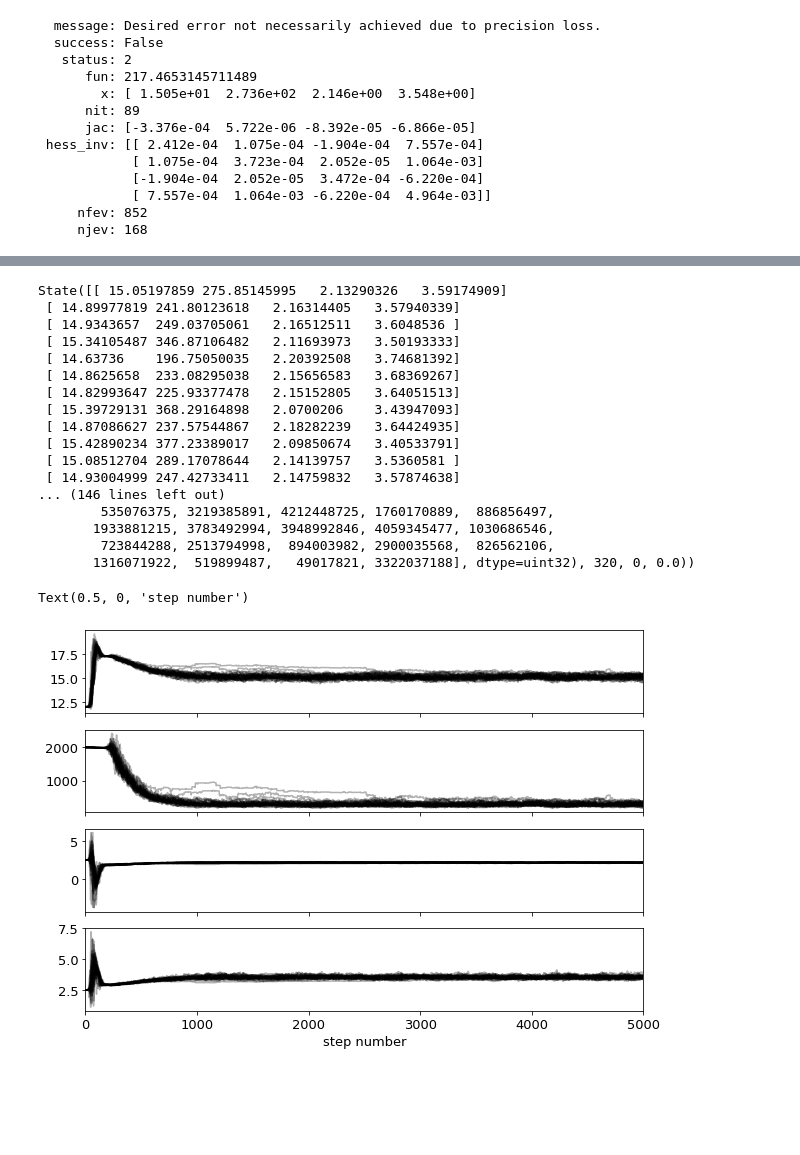
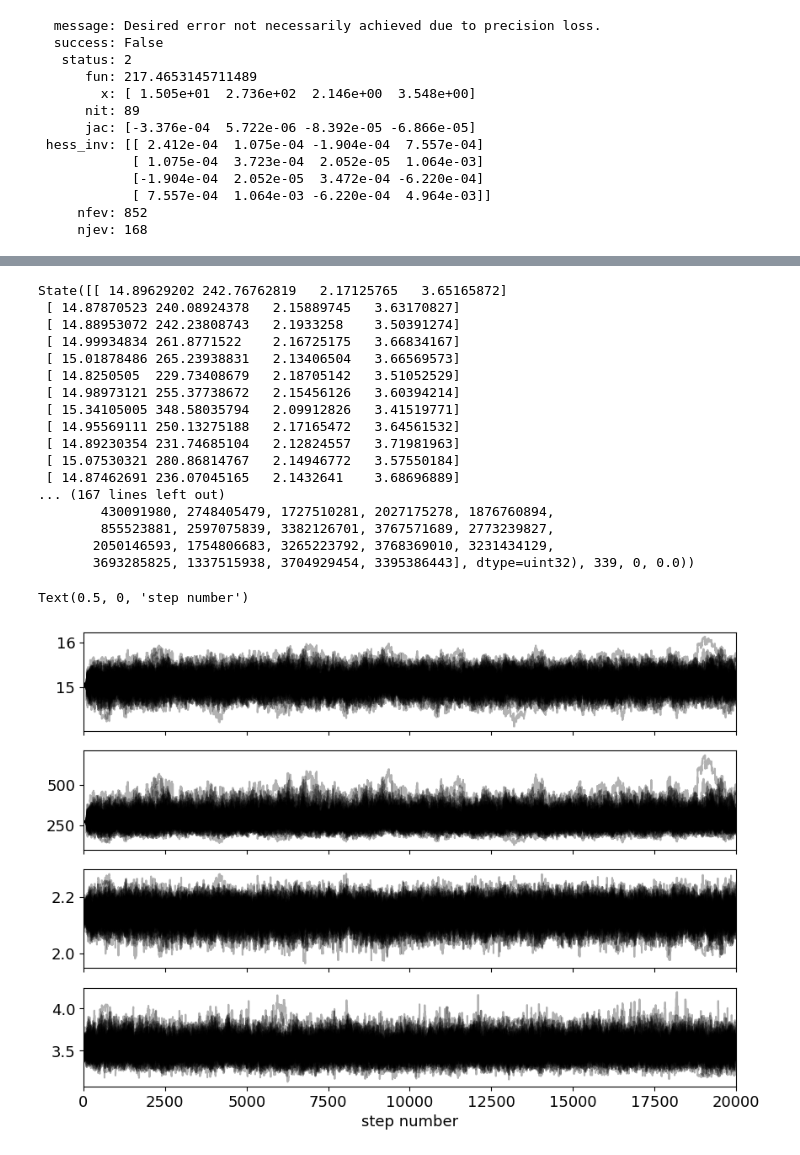
Before and after one commit to marcocaramanti/MLPNS_MCaramanti, a Jupyter notebook: linearRegression/FittingLineToGRBAfterglows.ipynb, the cells around one changed output, grey strips where cells are left out. Cells and saved outputs as stored; diff of their text form; code cells hidden in the pictures; blank space fills up the shorter version.

```diff
--- a/linearRegression/FittingLineToGRBAfterglows.ipynb
+++ b/linearRegression/FittingLineToGRBAfterglows.ipynb
@@ -668,3 +720,20 @@ def nll(theta, x, y, yerr):
+# %%
+def nll(theta, x, y, yerr):
+  """
+  This function computes the negative log-likelihood.
+  In our case the model likelihood is gaussian, so that the log-likelihood is
+  negative chi2.
+
+  Input:
+    theta: array, slope and intercept
+    x: array, exogenous variable
+    y: array, endogenous variable
+    yerr: array, uncertainty on the endogenous variable
+  Output:
+    log-likelihood: a number
+  """
+  # negative log likelihood. Vogliamo minimizzare ora, non massimizzare
+  return -log_likelihood(theta, x, y, yerr)
 # %%
 ig = [12, 2000, 2.5, 2.5] # initial guess
 soln = minimize(nll, ig, args=(x_nolog, y, s))
@@ -688,7 +758,8 @@ soln
 # %%
 # Proviamo con un Monte Carlo
 
-nwalkers = 32
+ig = soln.x
+nwalkers = 50
 ndim = len(ig)
 
 pos = np.array(ig) + 1e-4 * np.random.randn(nwalkers, ndim)
@@ -702,6 +773,18 @@ pos.shape
 # fatta per la regressione lineare)
 
 def log_probability(theta, x, y, yerr):
+  """
+  This function computes the posterior log-probability.
+  Posterior = likelihood * prior
+
+  Input:
+    theta: array, slope and intercept
+    x: array, exogenous variable
+    y: array, endogenous variable
+    yerr: array, uncertainty on the endogenous variable
+  Output:
+    log-probability: a number
+  """
   lp = log_prior(theta)
   if not np.isfinite(lp):
     return -np.inf
@@ -710,40 +793,40 @@ def log_probability(theta, x, y, yerr):
 sampler_bpl = emcee.EnsembleSampler(nwalkers, ndim, log_probability,
                                   args = (x_nolog, y, s))
 # %%
-sampler_bpl.run_mcmc(pos, 5000, progress=True)
+sampler_bpl.run_mcmc(pos, 20000, progress=True)
 # %% [output]
-State([[ 15.05197859 275.85145995   2.13290326   3.59174909]
- [ 14.89977819 241.80123618   2.16314405   3.57940339]
- [ 14.9343657  249.03705061   2.16512511   3.6048536 ]
- [ 15.34105487 346.87106482   2.11693973   3.50193333]
- [ 14.63736    196.75050035   2.20392508   3.74681392]
- [ 14.8625658  233.08295038   2.15656583   3.68369267]
- [ 14.82993647 225.93377478   2.15152805   3.64051513]
- [ 15.39729131 368.29164898   2.0700206    3.43947093]
- [ 14.87086627 237.57544867   2.18282239   3.64424935]
- [ 15.42890234 377.23389017   2.09850674   3.40533791]
- [ 15.08512704 289.17078644   2.14139757   3.5360581 ]
- [ 14.93004999 247.42733411   2.14759832   3.57874638]
-... (146 lines left out)
-        535076375, 3219385891, 4212448725, 1760170889,  886856497,
-       1933881215, 3783492994, 3948992846, 4059345477, 1030686546,
-        723844288, 2513794998,  894003982, 2900035568,  826562106,
-       1316071922,  519899487,   49017821, 3322037188], dtype=uint32), 320, 0, 0.0))
+State([[ 14.89629202 242.76762819   2.17125765   3.65165872]
+ [ 14.87870523 240.08924378   2.15889745   3.63170827]
+ [ 14.88953072 242.23808743   2.1933258    3.50391274]
+ [ 14.99934834 261.8771522    2.16725175   3.66834167]
+ [ 15.01878486 265.23938831   2.13406504   3.66569573]
+ [ 14.8250505  229.73408679   2.18705142   3.51052529]
+ [ 14.98973121 255.37738672   2.15456126   3.60394214]
+ [ 15.34105005 348.58035794   2.09912826   3.41519771]
+ [ 14.95569111 250.13275188   2.17165472   3.64561532]
+ [ 14.89230354 231.74685104   2.12824557   3.71981963]
+ [ 15.07530321 280.86814767   2.14946772   3.57550184]
+ [ 14.87462691 236.07045165   2.1432641    3.68696889]
+... (167 lines left out)
+        430091980, 2748405479, 1727510281, 2027175278, 1876760894,
+        855523881, 2597075839, 3382126701, 3767571689, 2773239827,
+       2050146593, 1754806683, 3265223792, 3768369010, 3231434129,
+       3693285825, 1337515938, 3704929454, 3395386443], dtype=uint32), 339, 0, 0.0))
 # %%
 samples_bpl = sampler_bpl.get_chain()
 # %%
 fig, axes = pl.subplots(ndim, figsize=(10,7), sharex=True)
 
 for i in range(ndim):
   ax = axes[i]
   ax.plot(samples_bpl[:,:,i], "k", alpha=0.3)
-  ax.set_xlim(0, len(samples))
+  ax.set_xlim(0, len(samples_bpl))
   ax.yaxis.set_label_coords(-0.1, 0.5) # boohhh
 
 axes[-1].set_xlabel("step number")
 # %% [output]
 Text(0.5, 0, 'step number')
-[figure, old version]
+[figure, new version]
 # %%
 flat_samples_bpl = sampler_bpl.get_chain(discard=200,
                                          thin=15, flat=True)
```
Also changed, not shown: parts of 22 cells of this notebook.
